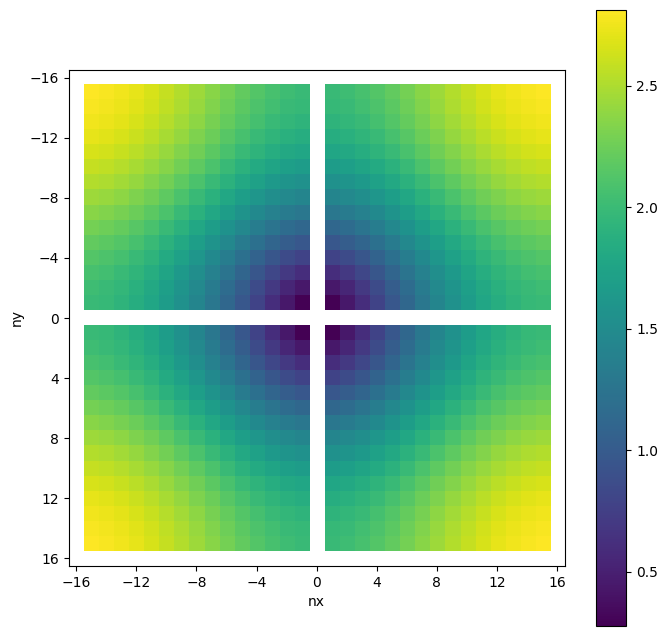
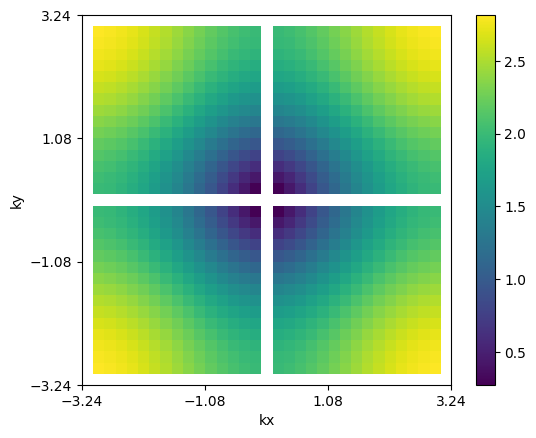
The notebook cell's code change between the first figure and the second:
--- before
+++ after
@@ -1,12 +1,13 @@
-extent = [-16.5, 16.5, 16.5, -16.5]
-plt.figure(figsize=(8, 8))
+kx_max = np.pi*(n_max+0.5)/ (interior_atoms + 1) # Only for centering plotting
+
+extent = [-kx_max, kx_max, -kx_max, kx_max]
 im = plt.imshow(w_tot, extent=extent, cmap='viridis', origin='upper')
 plt.colorbar(im)
-ticks = np.arange(-16, 17, 4)
+ticks = np.linspace(-kx_max, kx_max, 4)
 plt.xticks(ticks)
 plt.yticks(ticks)
-plt.xlabel("nx")
-plt.ylabel("ny")
-
+plt.xlabel("kx")
+plt.ylabel("ky")
+plt.savefig("frequency with k's.png")
 plt.show()
 print(np.max(w[14,14]))

Commit: Klaine aanpassingen